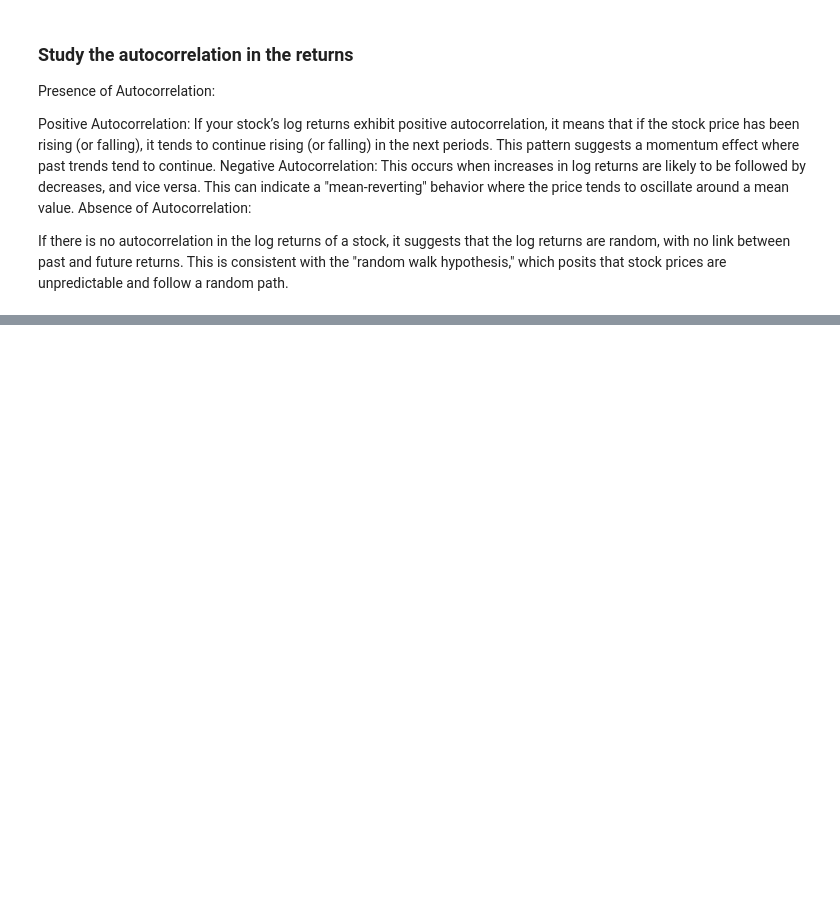
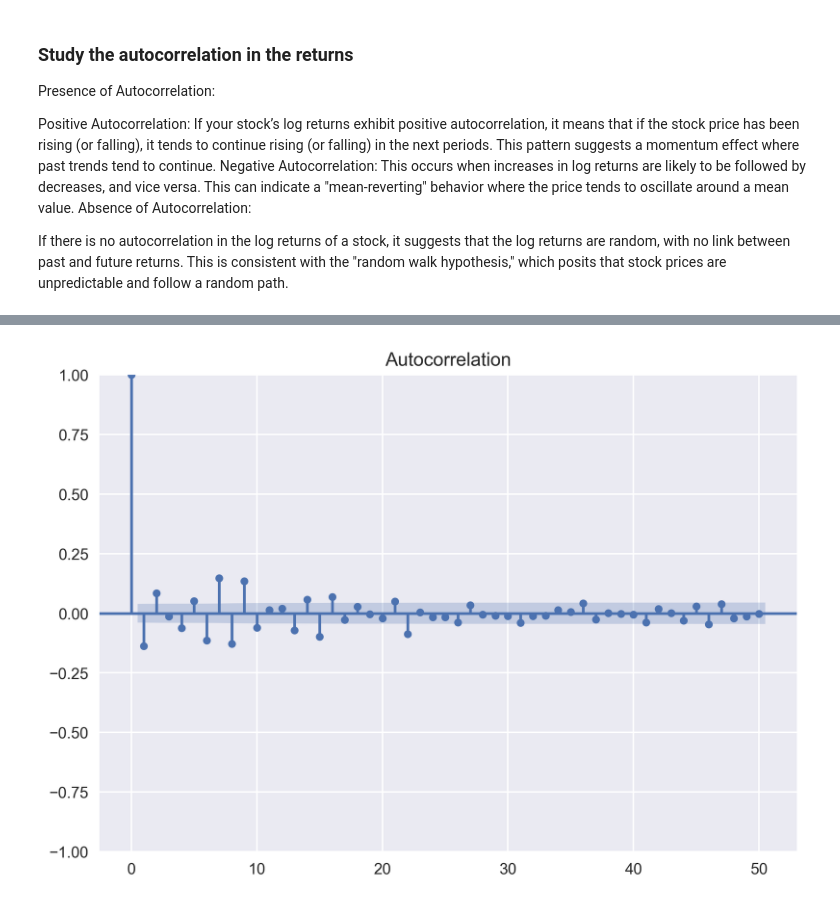
Before and after one commit to Gruntrexpewrus/TradersPlayground, a Jupyter notebook: Python4Finance/how_to_preprocess_data_stocks_and_S&P500.ipynb, the cells around one changed output, grey strips where cells are left out. Drawn from its saved outputs; the diff is of its cells as text; code cells hidden in the pictures; blank space fills up the shorter version.

```diff
--- a/Python4Finance/how_to_preprocess_data_stocks_and_S&P500.ipynb
+++ b/Python4Finance/how_to_preprocess_data_stocks_and_S&P500.ipynb
@@ -335,0 +349,8 @@ significance_level = 0.05
+# %%
+N_LAGS = 50
+significance_level = 0.05
+
+clean_df_SP500 = df_SP500.dropna(subset=['log_rtn'])
+auto_corr_function = smt.graphics.plot_acf(clean_df_SP500.log_rtn, lags = N_LAGS, alpha = significance_level)
+# %% [output]
+[figure, added]
```
Also changed, not shown: parts of 6 cells of this notebook, 1 other file.
